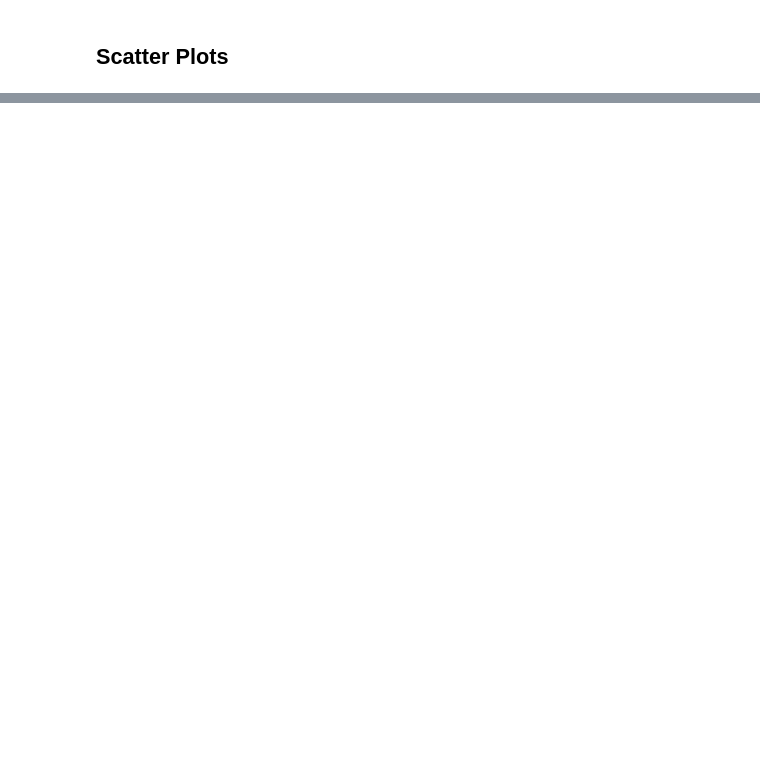
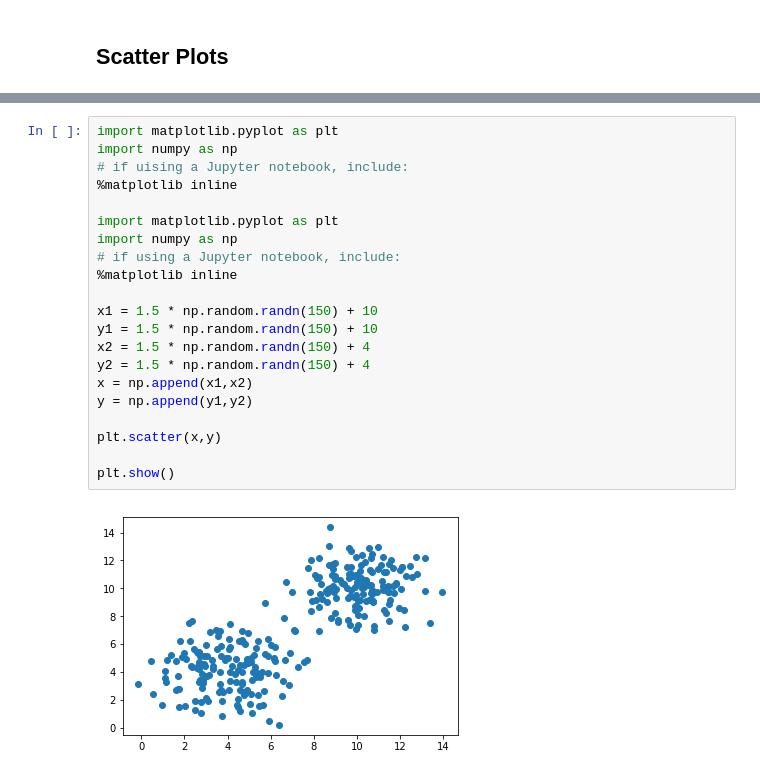
Before and after one commit to ProfessorKazarinoff/Problem-Solving-with-Python, a Jupyter notebook: notebooks/06-Plotting-with-Matplotlib/06.10-Scatter-Plots.ipynb, the cells around one changed output, grey strips where cells are left out. Drawn from its saved outputs; the diff is of its cells as text; blank space fills up the shorter version.

```diff
--- a/notebooks/06-Plotting-with-Matplotlib/06.10-Scatter-Plots.ipynb
+++ b/notebooks/06-Plotting-with-Matplotlib/06.10-Scatter-Plots.ipynb
@@ -8,0 +13,23 @@ import numpy as np
+# %%
+import matplotlib.pyplot as plt
+import numpy as np
+# if uising a Jupyter notebook, include:
+%matplotlib inline
+
+import matplotlib.pyplot as plt
+import numpy as np
+# if using a Jupyter notebook, include:
+%matplotlib inline
+
+x1 = 1.5 * np.random.randn(150) + 10
+y1 = 1.5 * np.random.randn(150) + 10
+x2 = 1.5 * np.random.randn(150) + 4
+y2 = 1.5 * np.random.randn(150) + 4
+x = np.append(x1,x2)
+y = np.append(y1,y2)
+
+plt.scatter(x,y)
+
+plt.show()
+# %% [output]
+[figure, added]
```
Also changed, not shown: parts of 5 cells of this notebook.
